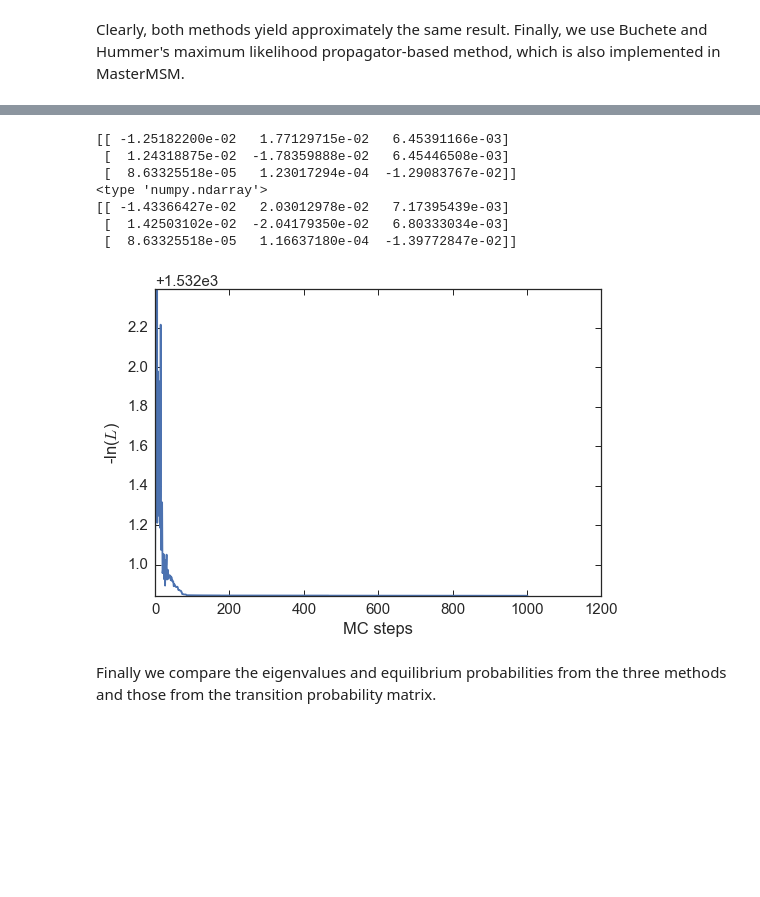
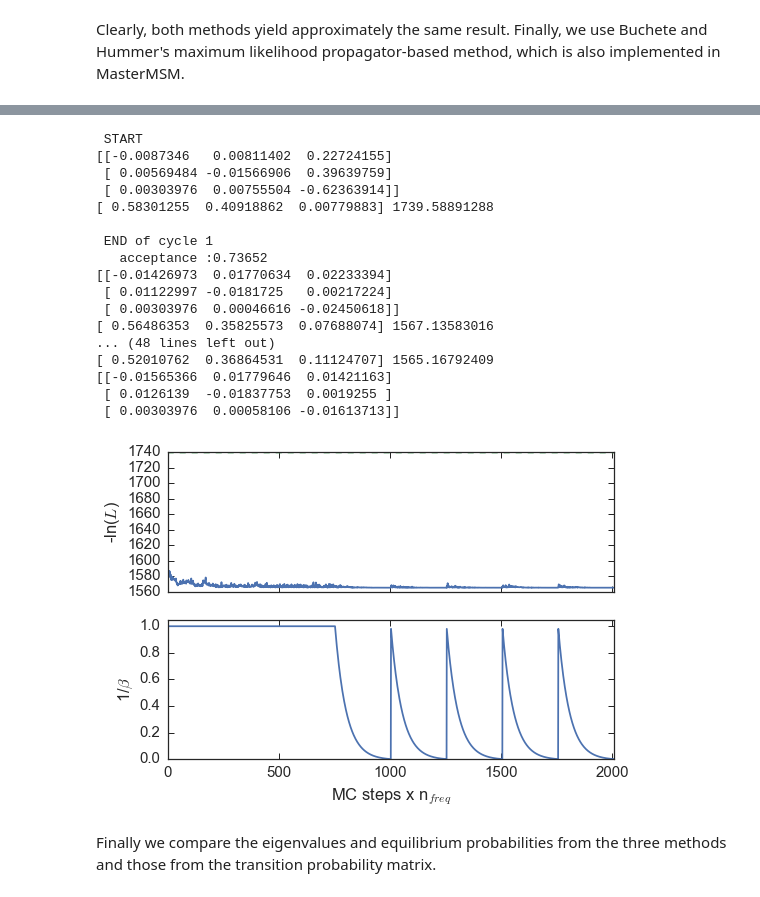
Before and after one commit to BioKT/MasterMSM, a Jupyter notebook: examples/alanine_dipeptide/ala_dipeptide_maxlike.ipynb, the cells around one changed output, grey strips where cells are left out. Saved outputs shown, nothing was run; the diff lists cells and outputs as text; code cells hidden in the pictures; blank space fills up the shorter version.

```diff
--- a/examples/alanine_dipeptide/ala_dipeptide_maxlike.ipynb
+++ b/examples/alanine_dipeptide/ala_dipeptide_maxlike.ipynb
@@ -77,22 +98,25 @@ Clearly, both methods yield approximately the same result. Finally, we use Buche
 # %%
-msm_alaTB.msms[1].do_rate(method='MLPB', init=msm_alaTB.lbrate)
+msm_alaTB.msms[1].do_rate(method='MLPB', init='random', report=True)
 print msm_alaTB.msms[1].rate
 # %% [output]
-[[ -1.25182200e-02   1.77129715e-02   6.45391166e-03]
- [  1.24318875e-02  -1.78359888e-02   6.45446508e-03]
- [  8.63325518e-05   1.23017294e-04  -1.29083767e-02]]
-<type 'numpy.ndarray'>
-[[ -1.43366427e-02   2.03012978e-02   7.17395439e-03]
- [  1.42503102e-02  -2.04179350e-02   6.80333034e-03]
- [  8.63325518e-05   1.16637180e-04  -1.39772847e-02]]
+ START
+[[-0.0087346   0.00811402  0.22724155]
+ [ 0.00569484 -0.01566906  0.39639759]
+ [ 0.00303976  0.00755504 -0.62363914]]
+[ 0.58301255  0.40918862  0.00779883] 1739.58891288
+
+ END of cycle 1
+   acceptance :0.73652
+[[-0.01426973  0.01770634  0.02233394]
+ [ 0.01122997 -0.0181725   0.00217224]
+ [ 0.00303976  0.00046616 -0.02450618]]
+[ 0.56486353  0.35825573  0.07688074] 1567.13583016
+... (48 lines left out)
+[ 0.52010762  0.36864531  0.11124707] 1565.16792409
+[[-0.01565366  0.01779646  0.01421163]
+ [ 0.0126139  -0.01837753  0.0019255 ]
+ [ 0.00303976  0.00058106 -0.01613713]]
+[figure, added]
-# %%
-fig,ax = plt.subplots()
-ax.plot(msm_alaTB.msms[1].ml)
-ax.set_xlabel('MC steps')
-ax.set_ylabel('-ln($L$)')
-_ = ax.set_ylim(np.min(msm_alaTB.msms[1].ml),1.001*np.mean(msm_alaTB.msms[1].ml))
-# %% [output]
-[figure, removed]
 # %% [markdown]
 Finally we compare the eigenvalues and equilibrium probabilities from the three methods and those from the transition probability matrix.
 # %%
```
Also changed, not shown: parts of 2 cells of this notebook.
